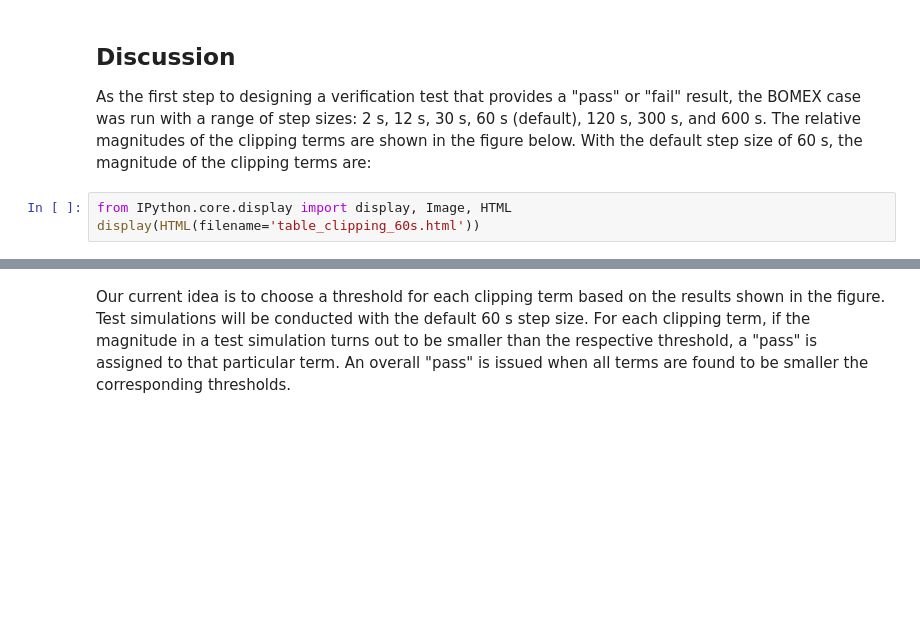
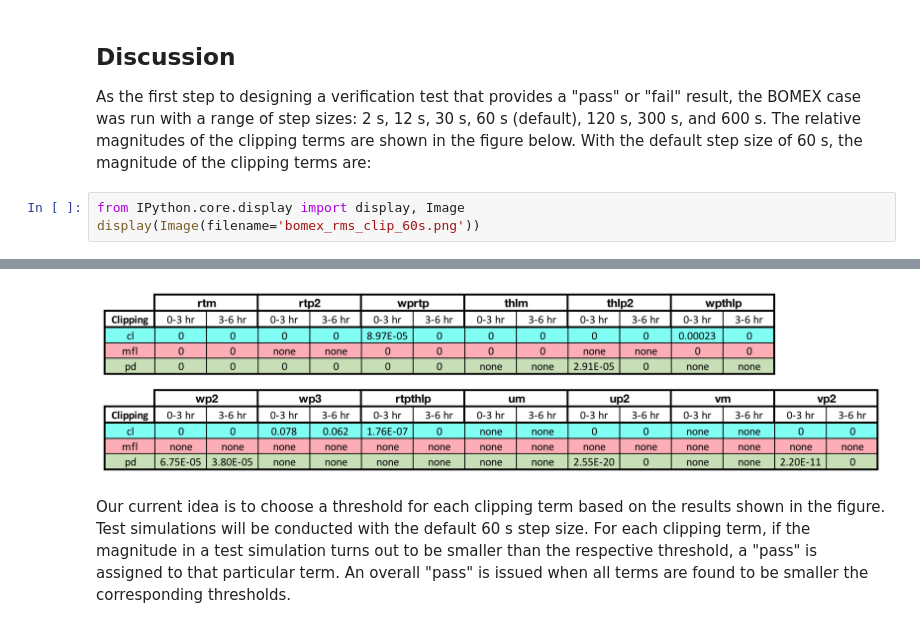
Before and after one commit to E3SM-Project/CMDV-testing, a Jupyter notebook: CLUBB_standalone_model/CLUBB_verification_test.ipynb, the cells around one changed output, grey strips where cells are left out. Cells and saved outputs as stored; diff of their text form; blank space fills up the shorter version.

Commit message:
table of default step size clipping values updated

```diff
--- a/CLUBB_standalone_model/CLUBB_verification_test.ipynb
+++ b/CLUBB_standalone_model/CLUBB_verification_test.ipynb
@@ -47,6 +47,6 @@ where $m$ and $\Delta Z$ are the mass and geometical thickness of layer $k$ at t
 As the first step to designing a verification test that provides a "pass" or "fail" result, the BOMEX case was run with a range of step sizes: 2 s, 12 s, 30 s, 60 s (default), 120 s, 300 s, and 600 s. The relative magnitudes of the clipping terms are shown in the figure below.
 With the default step size of 60 s, the magnitude of the clipping terms are:
 # %%
-from IPython.core.display import display, Image, HTML
-display(HTML(filename='table_clipping_60s.html'))
+from IPython.core.display import display, Image
+display(Image(filename='bomex_rms_clip_60s.png'))
 # %% [output]
@@ -57,3 +53,4 @@ display(HTML(filename='table_clipping_60s.html'))
+[figure, added]
 # %% [markdown]
 Our current idea is to choose a threshold for each clipping term based on the results shown in the figure. Test simulations will be conducted with the default 60 s step size. For each clipping term, if the magnitude in a test simulation turns out to be smaller than the respective threshold, a "pass" is assigned to that particular term. An overall "pass" is issued when all terms are found to be smaller the corresponding thresholds.
 # %% [markdown]
```
Also changed, not shown: parts of 1 cell of this notebook, 2 other files.
